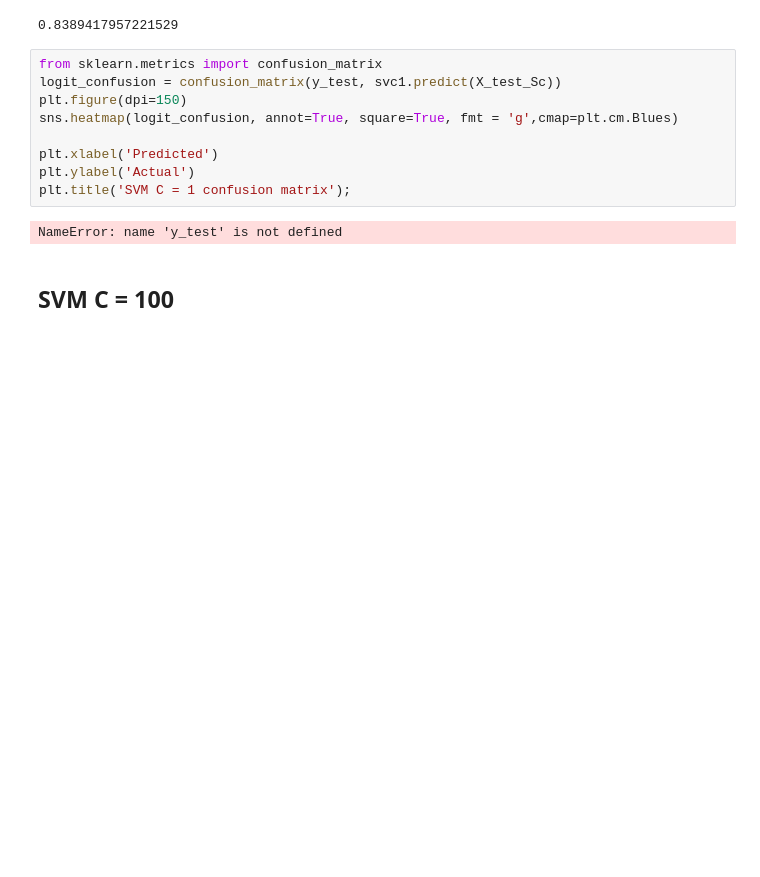
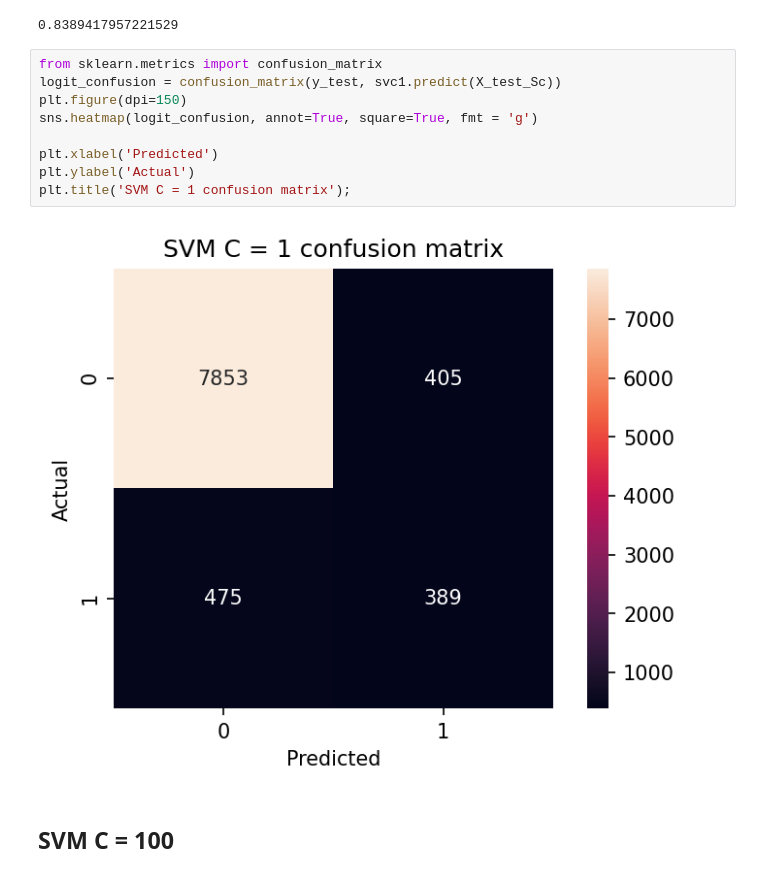
Before and after one commit to saharalharthi/ClassificationProject, a Jupyter notebook: Classification-ProjectCode.ipynb, the cells around one changed output. Drawn from its saved outputs; the diff is of its cells as text; blank space fills up the shorter version.

```diff
--- a/Classification-ProjectCode.ipynb
+++ b/Classification-ProjectCode.ipynb
@@ -486,14 +500,14 @@ accuracy_score(y_train_smote, y_pred_train)
 # %%
 from sklearn.metrics import confusion_matrix
 logit_confusion = confusion_matrix(y_test, svc1.predict(X_test_Sc))
 plt.figure(dpi=150)
-sns.heatmap(logit_confusion, annot=True, square=True, fmt = 'g',cmap=plt.cm.Blues)
+sns.heatmap(logit_confusion, annot=True, square=True, fmt = 'g')
 
 plt.xlabel('Predicted')
 plt.ylabel('Actual')
 plt.title('SVM C = 1 confusion matrix');
 # %% [output]
-NameError: name 'y_test' is not defined
+[figure, added]
 # %% [markdown]
 ## SVM C = 100
 # %%
```
Also changed, not shown: parts of 5 cells of this notebook.
